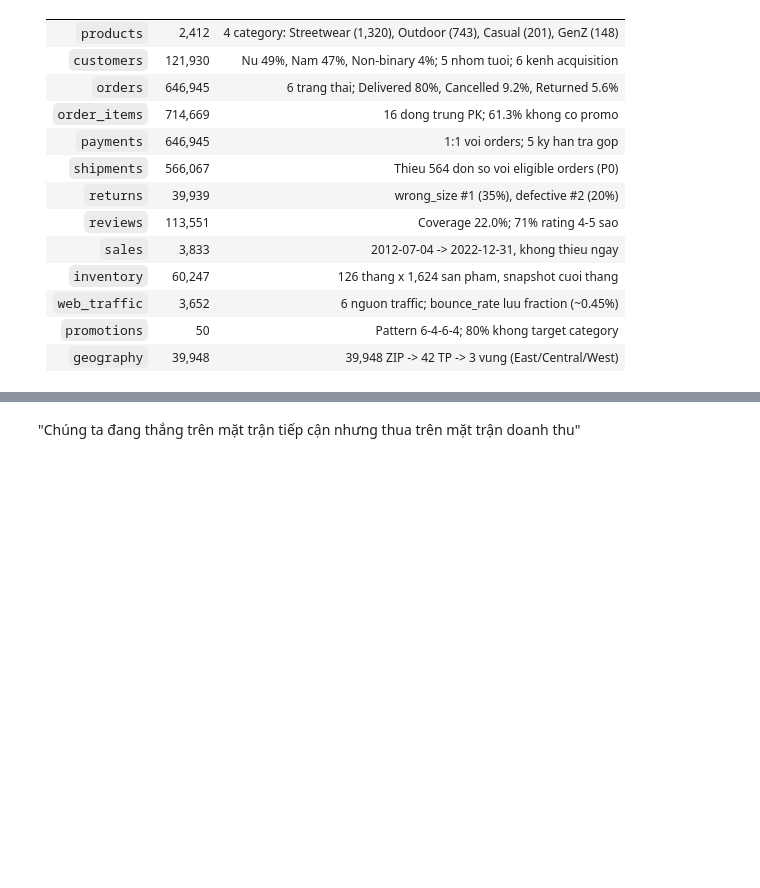
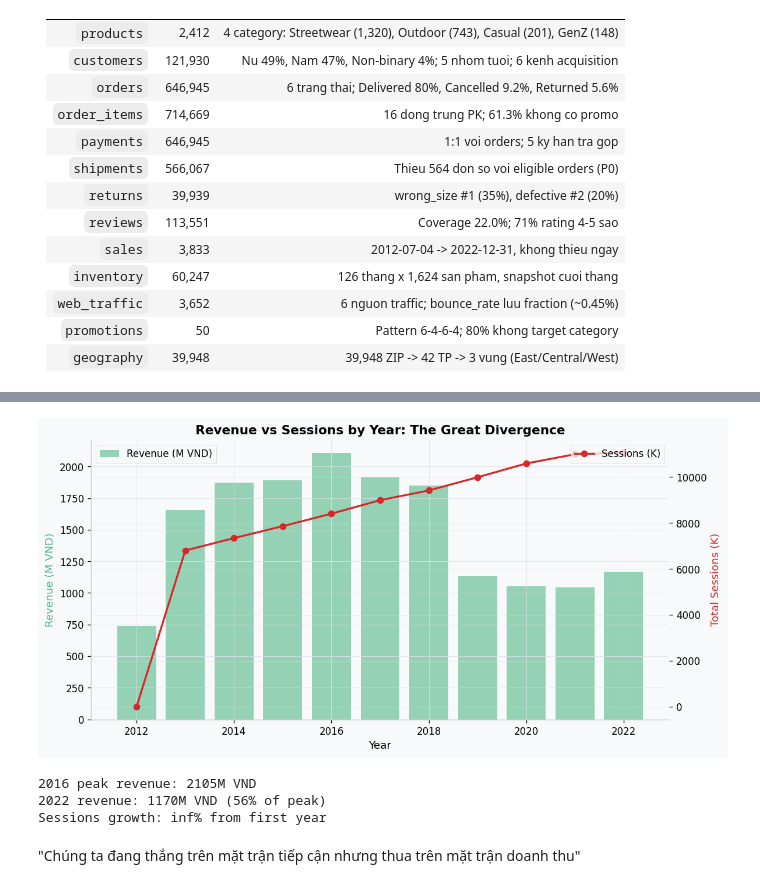
Before and after one commit to nhnammldlnlpcvrs/gridbreaker-vinuni, a Jupyter notebook: notebooks/02_exploration/02_visualization_summary.ipynb, the cells around one changed output, grey strips where cells are left out. Cells and saved outputs as stored; diff of their text form; code cells hidden in the pictures; blank space fills up the shorter version.

```diff
--- a/notebooks/02_exploration/02_visualization_summary.ipynb
+++ b/notebooks/02_exploration/02_visualization_summary.ipynb
@@ -77,3 +128,32 @@ Muc tieu: Mo ta buc tranh toan canh - khach hang, san pham, doanh thu, chat luon
+# %%
+# 1.2 Dashboard: Revenue vs Traffic — "The Great Divergence"
+yr_traffic = train_daily.groupby("year").agg(
+    Revenue_M=("Revenue", lambda x: x.sum() / 1e6),
+    Sessions_K=("sessions_total", lambda x: x.sum() / 1e3),
+).reset_index()
+
+fig, ax1 = plt.subplots(figsize=(10, 5))
+ax2 = ax1.twinx()
+ax1.bar(yr_traffic["year"], yr_traffic["Revenue_M"], color="#52b788", alpha=0.6, label="Revenue (M VND)")
+ax2.plot(yr_traffic["year"], yr_traffic["Sessions_K"], color="#d62828", marker="o", lw=2, label="Sessions (K)")
+ax1.set_title("Revenue vs Sessions by Year: The Great Divergence")
+ax1.set_xlabel("Year")
+ax1.set_ylabel("Revenue (M VND)", color="#52b788")
+ax2.set_ylabel("Total Sessions (K)", color="#d62828")
+ax1.legend(loc="upper left")
+ax2.legend(loc="upper right")
+plt.tight_layout()
+plt.show()
+
+conv_rate = yr_traffic["Revenue_M"].iloc[-1] / yr_traffic["Revenue_M"].max()
+print(f"2016 peak revenue: {yr_traffic['Revenue_M'].max():.0f}M VND")
+print(f"2022 revenue: {yr_traffic['Revenue_M'].iloc[-1]:.0f}M VND ({conv_rate*100:.0f}% of peak)")
+print(f"Sessions growth: {(yr_traffic['Sessions_K'].iloc[-1] / yr_traffic['Sessions_K'].iloc[0] - 1)*100:.0f}% from first year")
+# %% [output]
+[figure, added]
+2016 peak revenue: 2105M VND
+2022 revenue: 1170M VND (56% of peak)
+Sessions growth: inf% from first year
 # %% [markdown]
 "Chúng ta đang thắng trên mặt trận tiếp cận nhưng thua trên mặt trận doanh thu"
 # %% [markdown]
```
Also changed, not shown: parts of 63 cells of this notebook, 1 other file.
